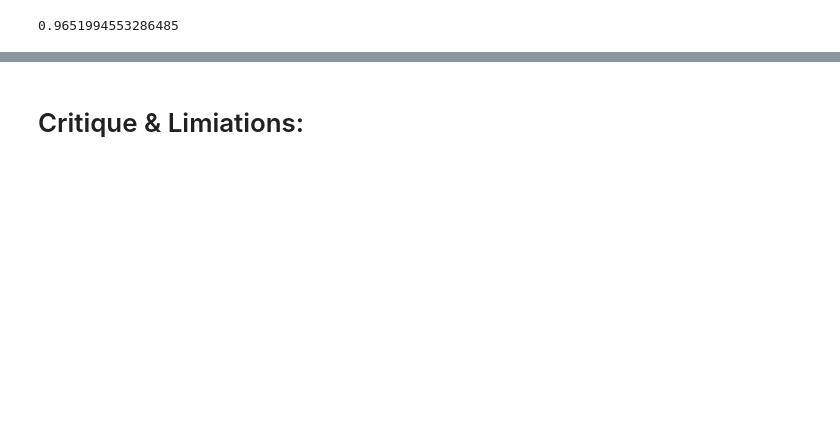
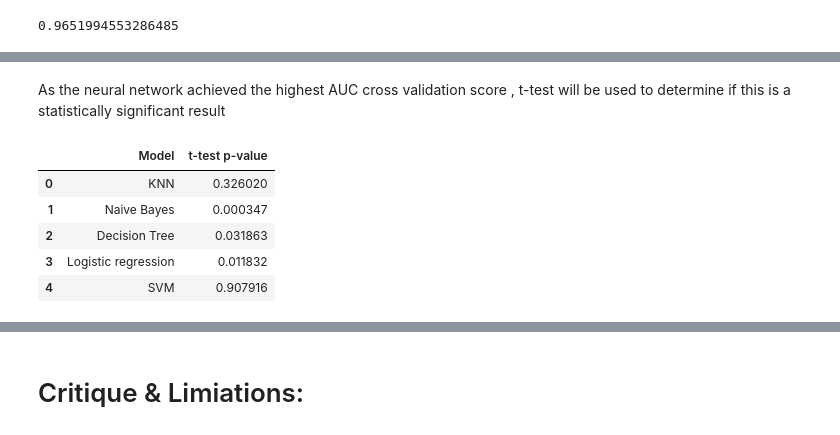
Before and after one commit to Mattjben/Passeneger-satisfaction-machine-learning, a Jupyter notebook: Phase_2_Airplane.ipynb, the cells around one changed output, grey strips where cells are left out. Cells and saved outputs as stored; diff of their text form; code cells hidden in the pictures; blank space fills up the shorter version.

```diff
--- a/Phase_2_Airplane.ipynb
+++ b/Phase_2_Airplane.ipynb
@@ -1351,0 +1337,24 @@ Ttest_relResult(statistic=8.189782073625382, pvalue=0.0012108285783365659)
+# %% [markdown]
+As the neural network achieved the highest AUC cross validation score , t-test will be used to determine if this is a statistically significant result
+# %%
+from scipy import stats
+
+tt=[]
+tt.append(stats.ttest_rel(cv_results_NN, cv_results_KNN)[1])
+tt.append(stats.ttest_rel(cv_results_NN, cv_results_NB)[1])
+tt.append(stats.ttest_rel(cv_results_NN, cv_results_DT)[1])
+tt.append(stats.ttest_rel(cv_results_NN, cv_results_LR)[1])
+tt.append(stats.ttest_rel(cv_results_NN, cv_results_SVM)[1])
+
+
+summary = pd.DataFrame({'Model': models[0:5],
+
+                        't-test p-value':tt})
+summary
+# %% [output]
+|  | Model | t-test p-value |
+| 0 | KNN | 0.326020 |
+| 1 | Naive Bayes | 0.000347 |
+| 2 | Decision Tree | 0.031863 |
+| 3 | Logistic regression | 0.011832 |
+| 4 | SVM | 0.907916 |
```
Also changed, not shown: parts of 36 cells of this notebook.
